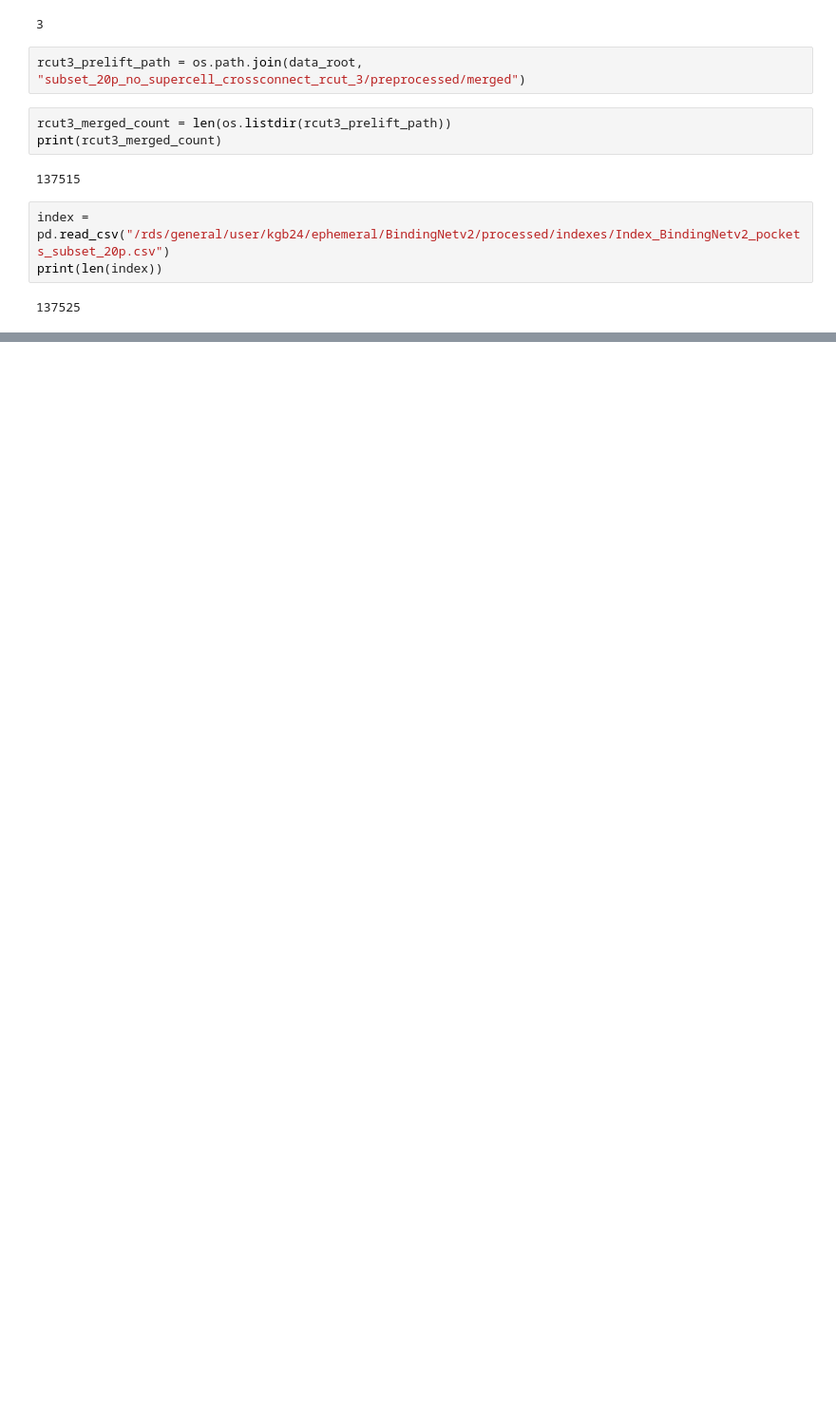
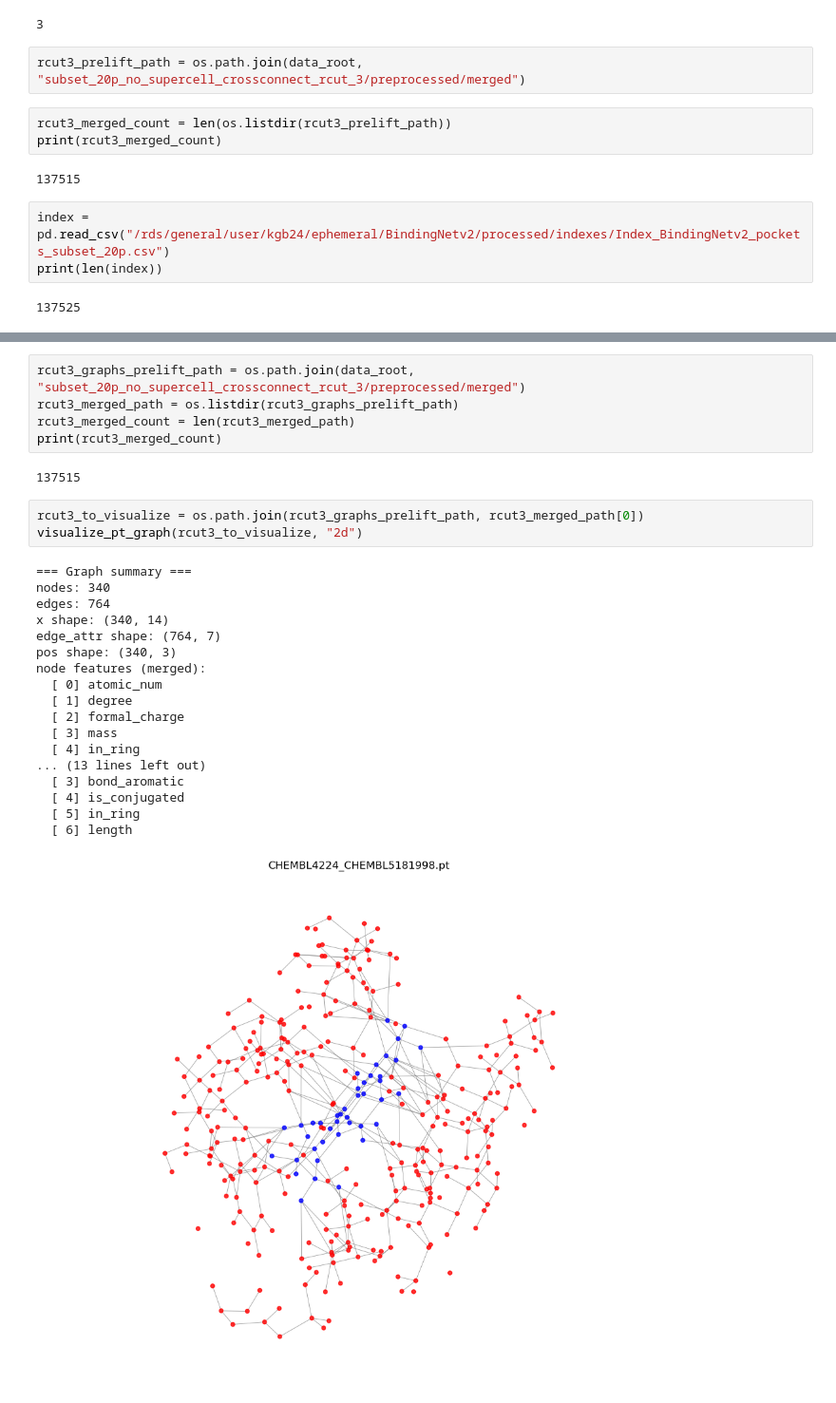
Before and after one commit to kerimbirgi/topological-equivariant-networks, a Jupyter notebook: debug_bindingnet.ipynb, the cells around one changed output, grey strips where cells are left out. Shown: that part at 95% size. Saved outputs shown, nothing was run; the diff lists cells and outputs as text; blank space fills up the shorter version.

```diff
--- a/debug_bindingnet.ipynb
+++ b/debug_bindingnet.ipynb
@@ -55,0 +67,29 @@ print(len(no_cross_graphs))
+# %%
+rcut3_graphs_prelift_path = os.path.join(data_root, "subset_20p_no_supercell_crossconnect_rcut_3/preprocessed/merged")
+rcut3_merged_path = os.listdir(rcut3_graphs_prelift_path)
+rcut3_merged_count = len(rcut3_merged_path)
+print(rcut3_merged_count)
+# %% [output]
+137515
+# %%
+rcut3_to_visualize = os.path.join(rcut3_graphs_prelift_path, rcut3_merged_path[0])
+visualize_pt_graph(rcut3_to_visualize, "2d")
+# %% [output]
+=== Graph summary ===
+nodes: 340
+edges: 764
+x shape: (340, 14)
+edge_attr shape: (764, 7)
+pos shape: (340, 3)
+node features (merged):
+  [ 0] atomic_num
+  [ 1] degree
+  [ 2] formal_charge
+  [ 3] mass
+  [ 4] in_ring
+... (13 lines left out)
+  [ 3] bond_aromatic
+  [ 4] is_conjugated
+  [ 5] in_ring
+  [ 6] length
+[figure, added]
```
Also changed, not shown: parts of 6 cells of this notebook, 1 other file.
